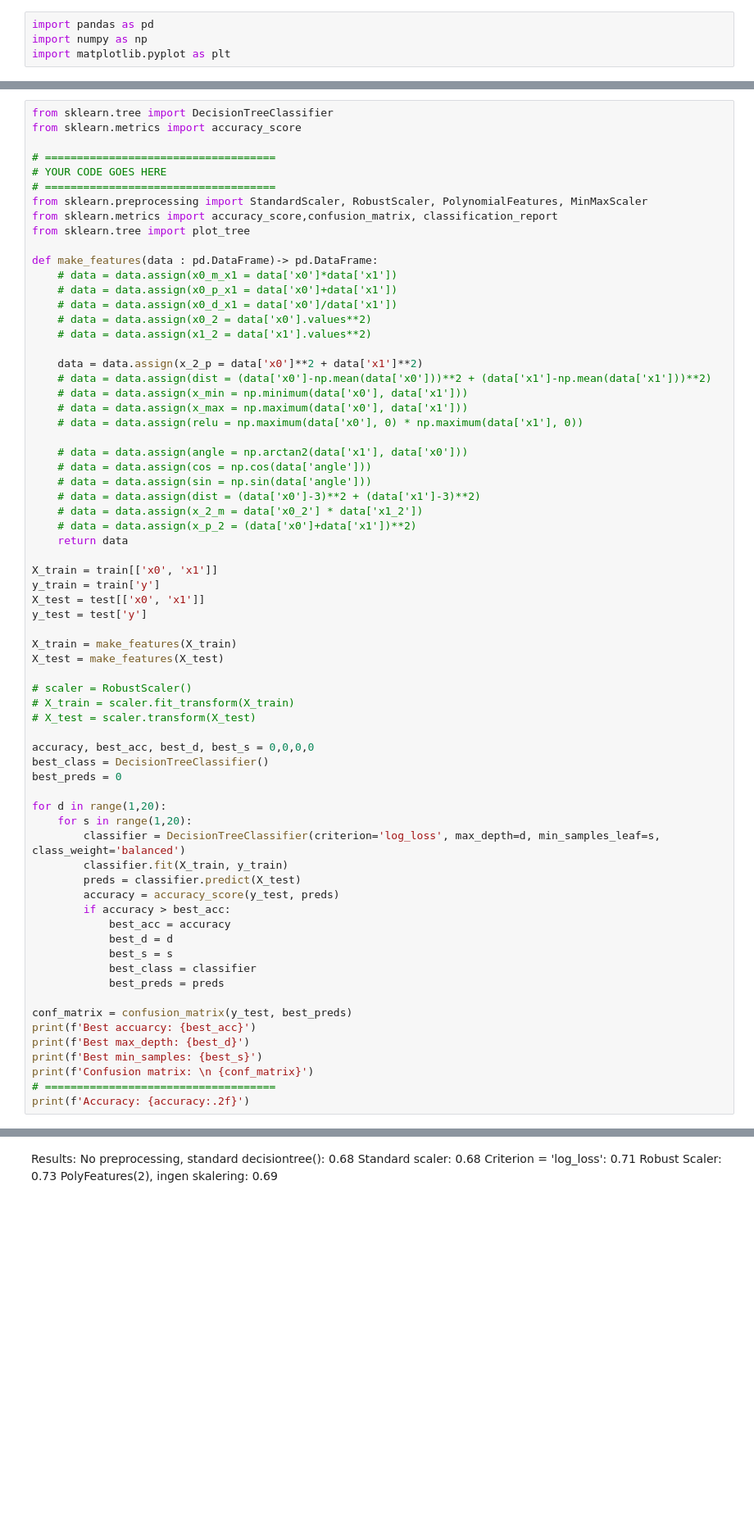
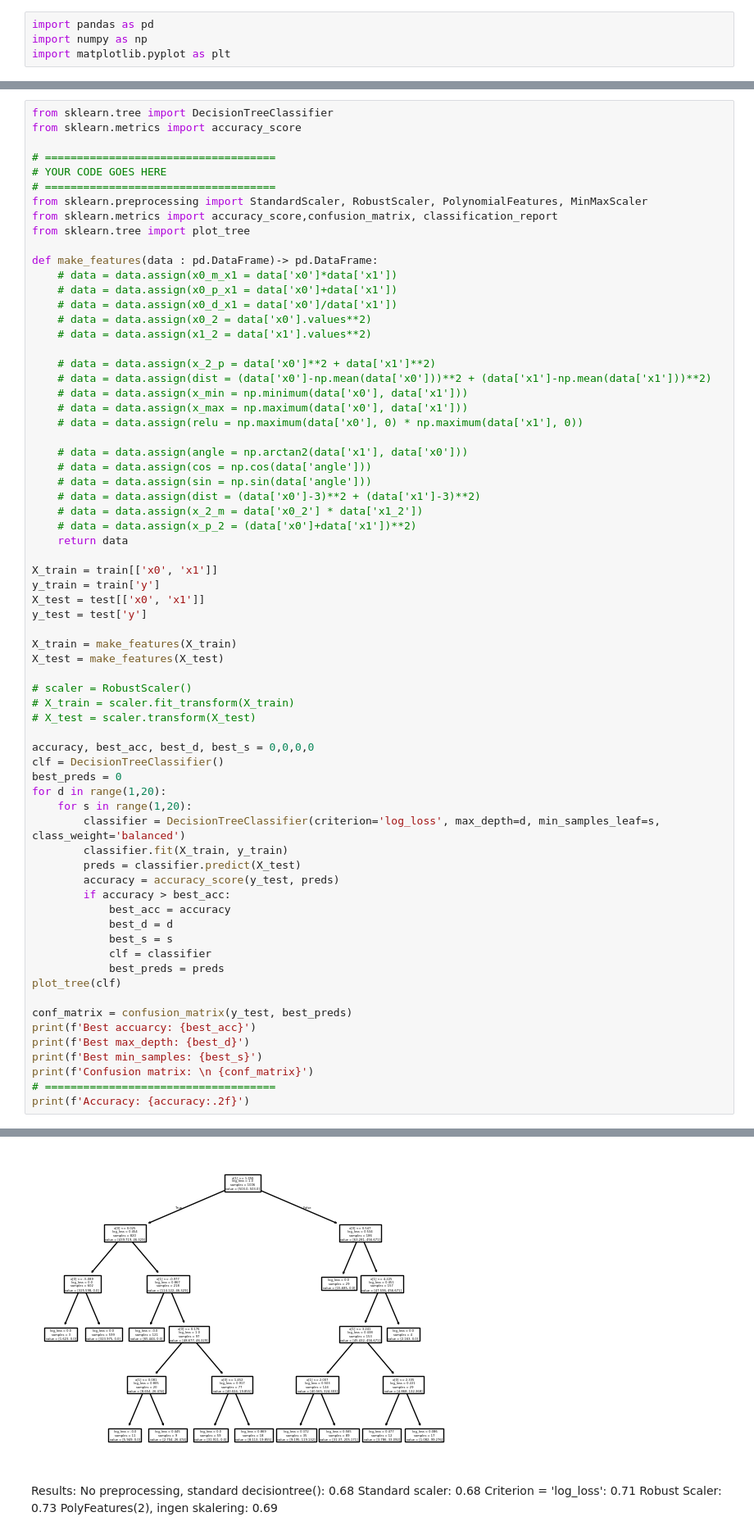
Before and after one commit to savmidt/tdt4172_intro_ml, a Jupyter notebook: Assignment2/Problem2.ipynb, the cells around one changed output, grey strips where cells are left out. Shown at 82% size. Cells and saved outputs as stored; diff of their text form; blank space fills up the shorter version.

```diff
--- a/Assignment2/Problem2.ipynb
+++ b/Assignment2/Problem2.ipynb
@@ -99,7 +102,7 @@ def make_features(data : pd.DataFrame)-> pd.DataFrame:
     # data = data.assign(x0_2 = data['x0'].values**2)
     # data = data.assign(x1_2 = data['x1'].values**2)
 
-    data = data.assign(x_2_p = data['x0']**2 + data['x1']**2)
+    # data = data.assign(x_2_p = data['x0']**2 + data['x1']**2)
     # data = data.assign(dist = (data['x0']-np.mean(data['x0']))**2 + (data['x1']-np.mean(data['x1']))**2)
     # data = data.assign(x_min = np.minimum(data['x0'], data['x1']))
     # data = data.assign(x_max = np.maximum(data['x0'], data['x1']))
@@ -126,9 +129,8 @@ X_test = make_features(X_test)
 # X_test = scaler.transform(X_test)
 
 accuracy, best_acc, best_d, best_s = 0,0,0,0
-best_class = DecisionTreeClassifier()
+clf = DecisionTreeClassifier()
 best_preds = 0
-
 for d in range(1,20):
     for s in range(1,20):
         classifier = DecisionTreeClassifier(criterion='log_loss', max_depth=d, min_samples_leaf=s, class_weight='balanced')
@@ -139,8 +141,9 @@ for d in range(1,20):
             best_acc = accuracy
             best_d = d
             best_s = s
-            best_class = classifier
+            clf = classifier
             best_preds = preds
+plot_tree(clf)
 
 conf_matrix = confusion_matrix(y_test, best_preds)
 print(f'Best accuarcy: {best_acc}')
@@ -160,3 +163,4 @@ Accuracy: 0.93
+[figure, added]
 # %% [markdown]
 Results:
 No preprocessing, standard decisiontree(): 0.68
```
Also changed, not shown: parts of 12 cells of this notebook.
